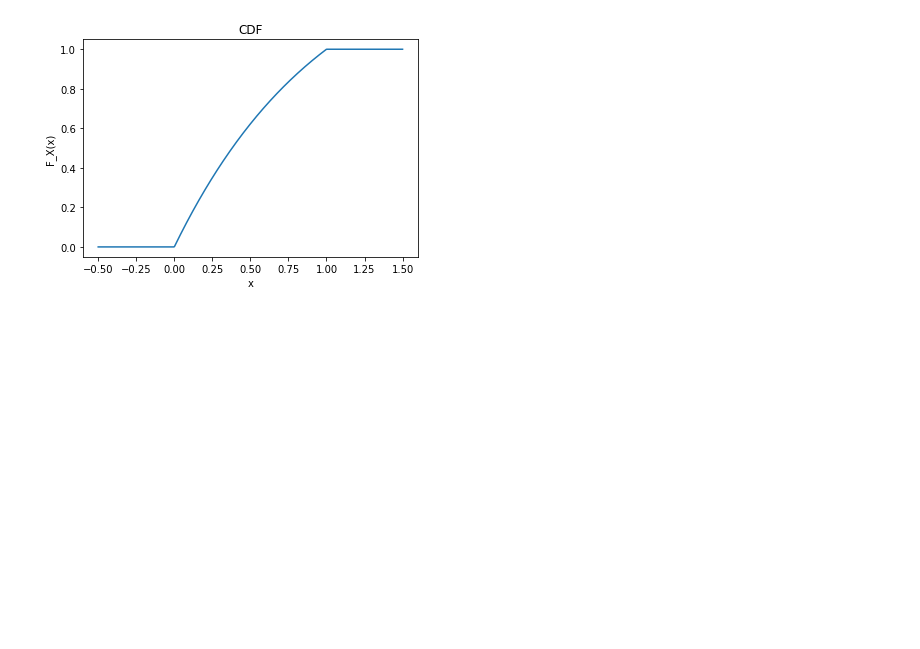
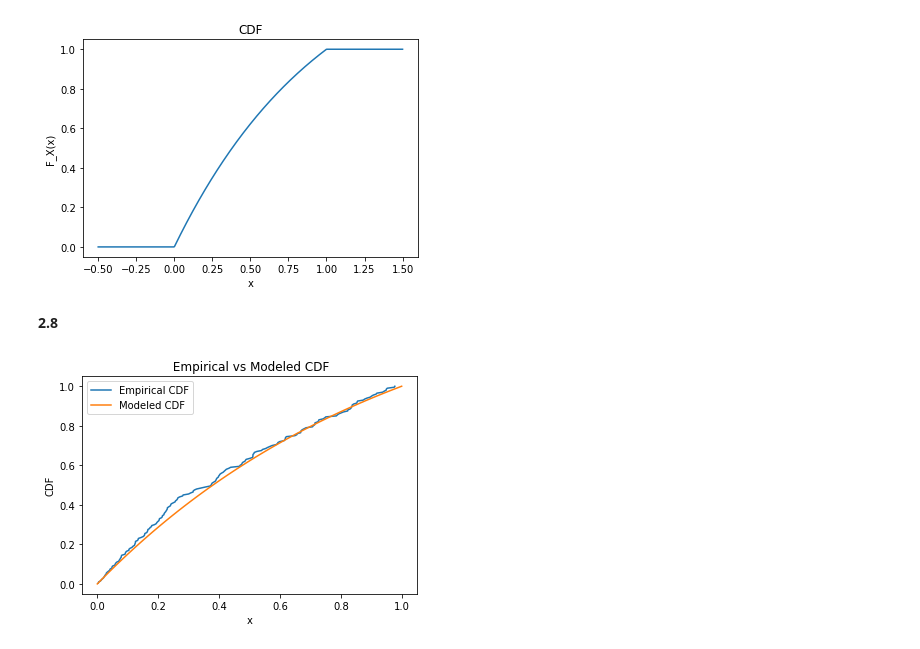
Before and after one commit to edwall201/Machine-Learning-26-Spring, a Jupyter notebook: assign1.ipynb, the cells around one changed output. Saved outputs shown, nothing was run; the diff lists cells and outputs as text; code cells hidden in the pictures; blank space fills up the shorter version.

```diff
--- a/assign1.ipynb
+++ b/assign1.ipynb
@@ -249,3 +249,22 @@ plt.show()
 # %% [output]
 [figure]
 [figure]
+# %% [markdown]
+**2.8**
+# %%
+empirical_x = np.sort(data)
+n = len(empirical_x)
+empirical_y = np.arange(1, n + 1)/n
+x_model = np.linspace(0,1)
+y_model = [cdf(xi) for xi in x_model]
+
+plt.figure()
+plt.plot(empirical_x, empirical_y, label = "Empirical CDF")
+plt.plot(x_model, y_model, label = "Modeled CDF")
+plt.xlabel("x")
+plt.ylabel("CDF")
+plt.title(" Empirical vs Modeled CDF")
+plt.legend()
+plt.show()
+# %% [output]
+[figure, added]
```
Also changed, not shown: parts of 10 cells of this notebook.
